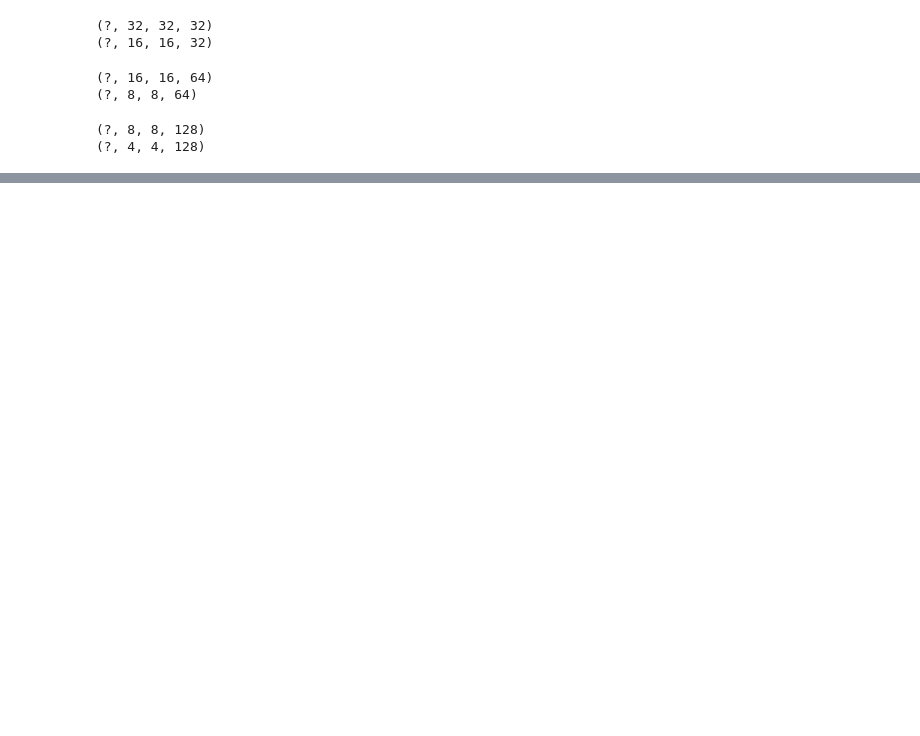
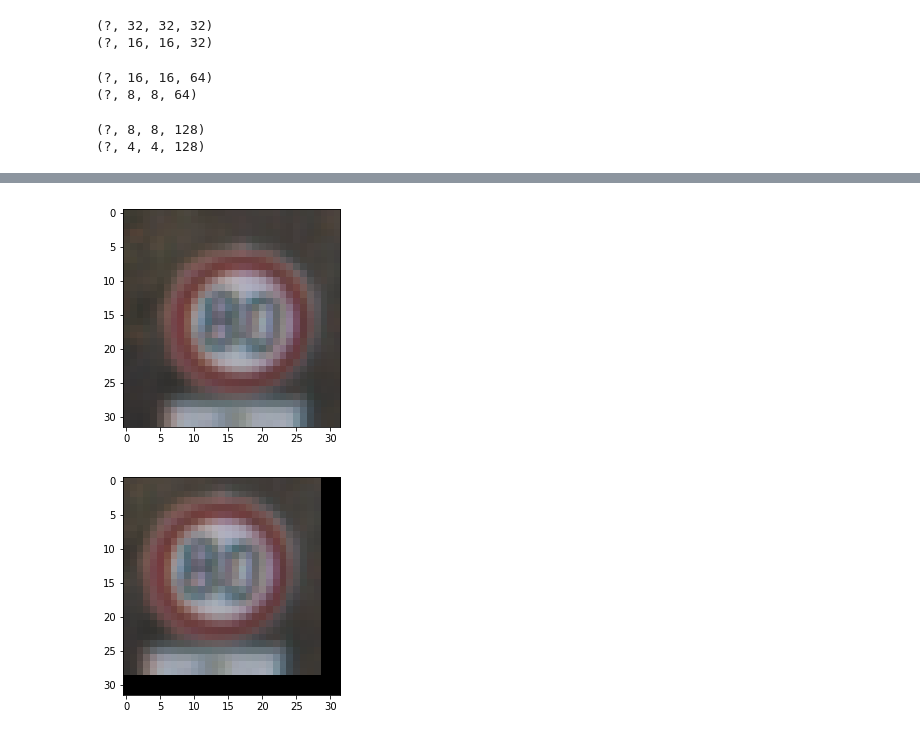
Before and after one commit to ekkus93/CarND-Traffic-Sign-Classifier-Project, a Jupyter notebook: test.ipynb, the cells around one changed output, grey strips where cells are left out. Saved outputs shown, nothing was run; the diff lists cells and outputs as text; code cells hidden in the pictures; blank space fills up the shorter version.

Commit message:
added skew and shift

```diff
--- a/test.ipynb
+++ b/test.ipynb
@@ -149,0 +268,10 @@ def display_preprocessed_layers(image):
+# %%
+image = X_train[10]
+shifted_image = apply_random_shift(image)
+plt.imshow(image)
+plt.show()
+plt.imshow(shifted_image)
+plt.show()
+# %% [output]
+[figure, added]
+[figure, added]
```
Also changed, not shown: parts of 12 cells of this notebook, 1 other file.
